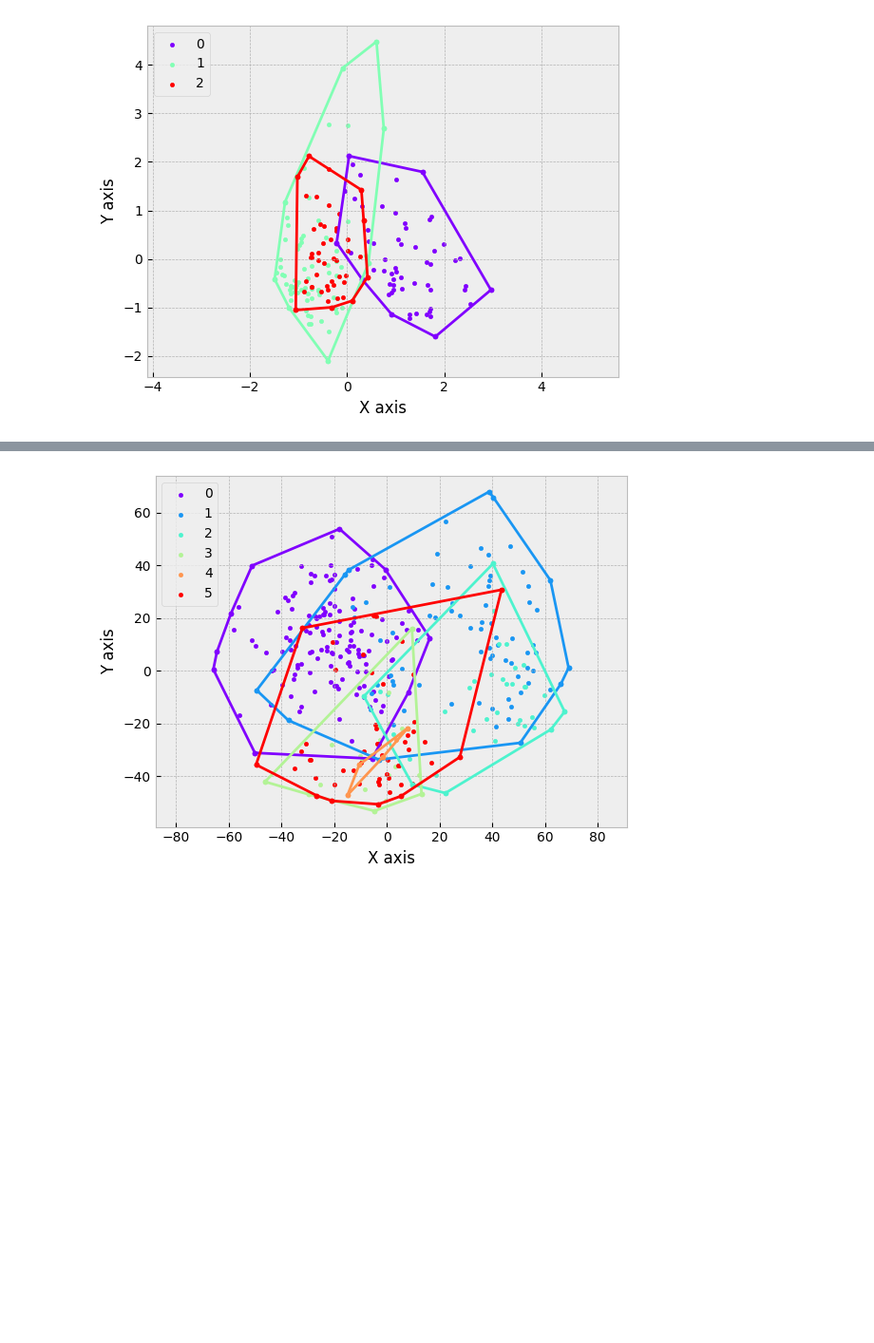
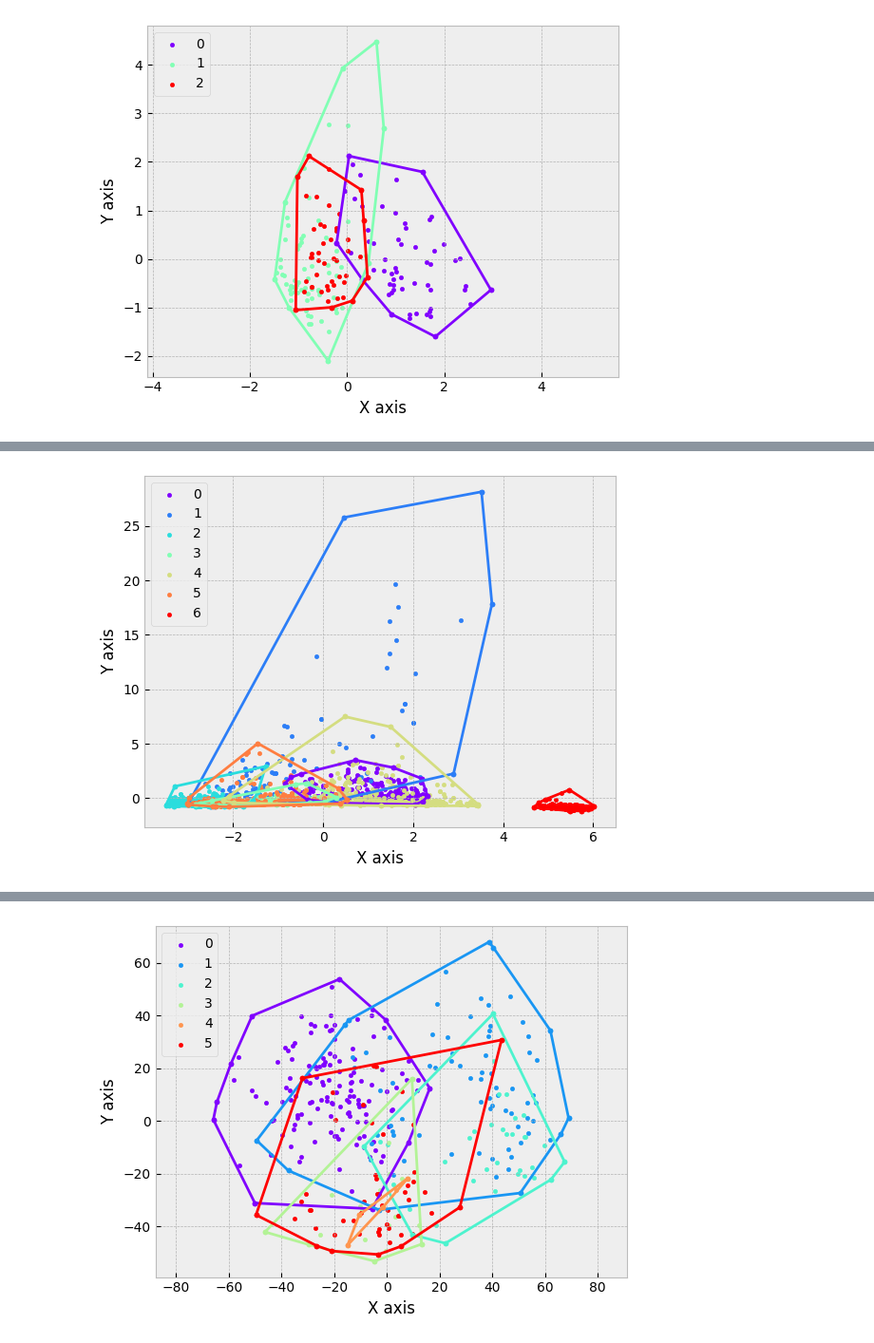
Before and after one commit to probablygab/2d-linear-classifier, a Jupyter notebook: tp1_alg2.ipynb, the cells around one changed output, grey strips where cells are left out. Shown at 95% size. Cells and saved outputs as stored; diff of their text form; code cells hidden in the pictures; blank space fills up the shorter version.

```diff
--- a/tp1_alg2.ipynb
+++ b/tp1_alg2.ipynb
@@ -1081,0 +1415,18 @@ F1-Score: 0.7450980392156863
+# %%
+df = pd.read_csv("datasets/segment.prepared.csv")
+
+# Generate numeric target labels
+segmentsTarget = getNumericTargetFromDataframe(df['Class'])
+
+# Drop target column
+df.drop(columns=['Class'], inplace=True)
+
+pca = PCA(n_components=2)
+
+pca.fit(df)
+
+segments2D = pca.transform(df)
+
+plotConvexHullDatabases(segmentsTarget, segments2D, scaleEqual=False)
+# %% [output]
+[figure, added]
```
Also changed, not shown: parts of 95 cells of this notebook, 4 other files.
